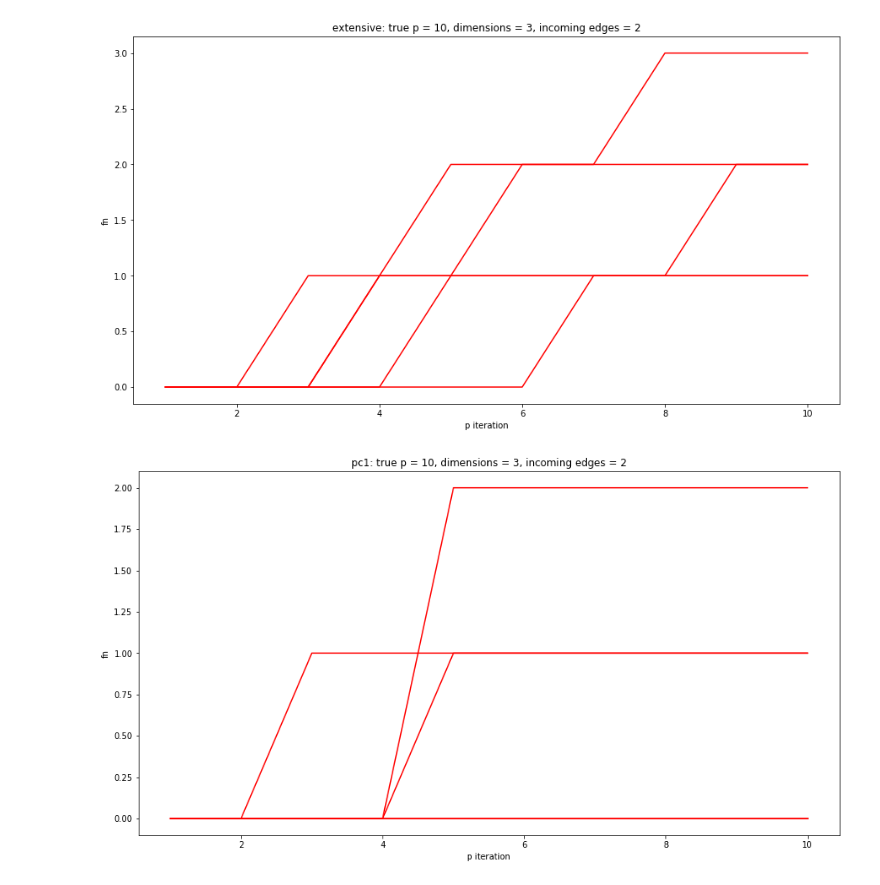
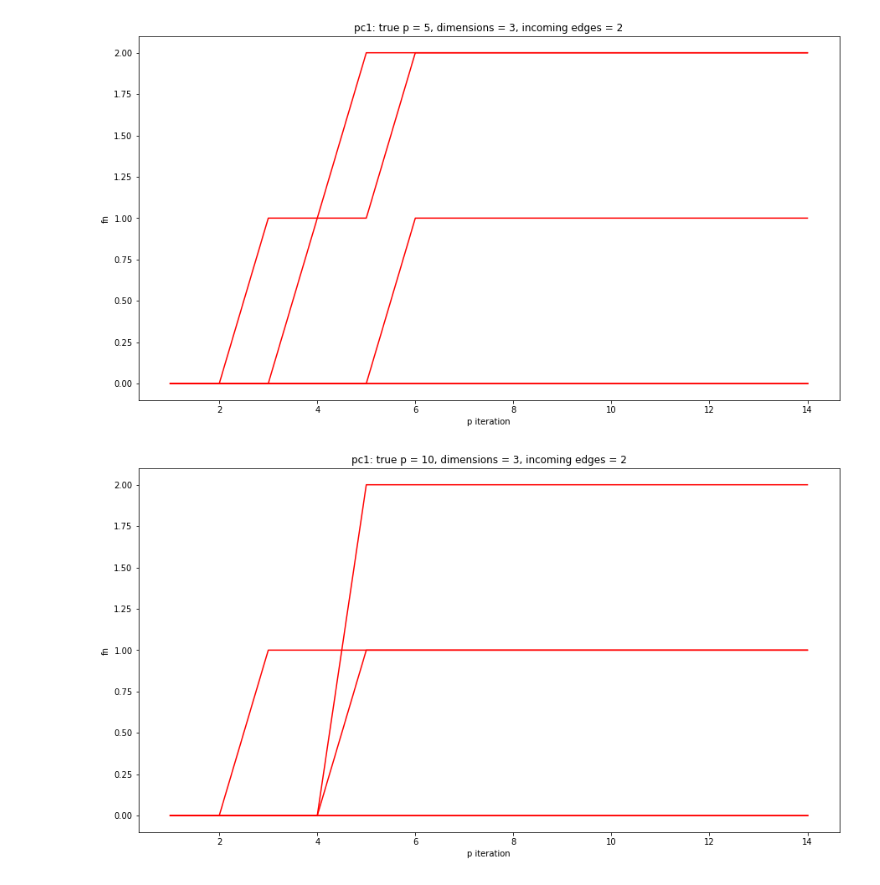
Before and after one commit to danthe96/CIoTS, a Jupyter notebook: visualize_edge_deletion.ipynb, the cells around one changed output. Saved outputs shown, nothing was run; the diff lists cells and outputs as text; code cells hidden in the pictures.

```diff
--- a/visualize_edge_deletion.ipynb
+++ b/visualize_edge_deletion.ipynb
@@ -66,7 +63,7 @@ dim = 3
 in_edges = 2
 p = 10
 visualize = 'tn'
-limit = 10
+limit = 14
 # %%
 with open('results/edge_deletion.json', 'r') as f:
     results = json.load(f)
@@ -86,11 +83,19 @@ plot_experiments(p, in_edges, dim, visualize, limit, results, title='pc1', slope
 # %%
-with open('results/edge_deletion_extensive.json', 'r') as f:
-    results = json.load(f)
-plot_experiments(p, in_edges, dim, 'fn', limit, results, title='extensive', slope=False, delta=False)
+# with open('results/edge_deletion_extensive.json', 'r') as f:
+#     results = json.load(f)
+# plot_experiments(p, in_edges, dim, 'fn', limit, results, title='extensive', slope=False, delta=False)
+
+settings = []
+for setting in results:
+    for experiment in setting['experiments']:
+        settings.append((setting['in_edges'], setting['dim'], setting['p']))
+settings = sorted(list(set(settings)))
 
 with open('results/edge_deletion_pc1.json', 'r') as f:
     results = json.load(f)
-plot_experiments(p, in_edges, dim, 'fn', limit, results, title='pc1', slope=False, delta=False)
+
+    for setting in settings:
+        plot_experiments(setting[2], setting[0], setting[1], 'fn', limit, results, title='pc1', slope=False, delta=False)
 # %% [output]
-[figure, old version]
+[figure, new version]
-[figure, old version]
+[figure, new version]
```
Also changed, not shown: parts of 13 cells of this notebook, 16 other files.
